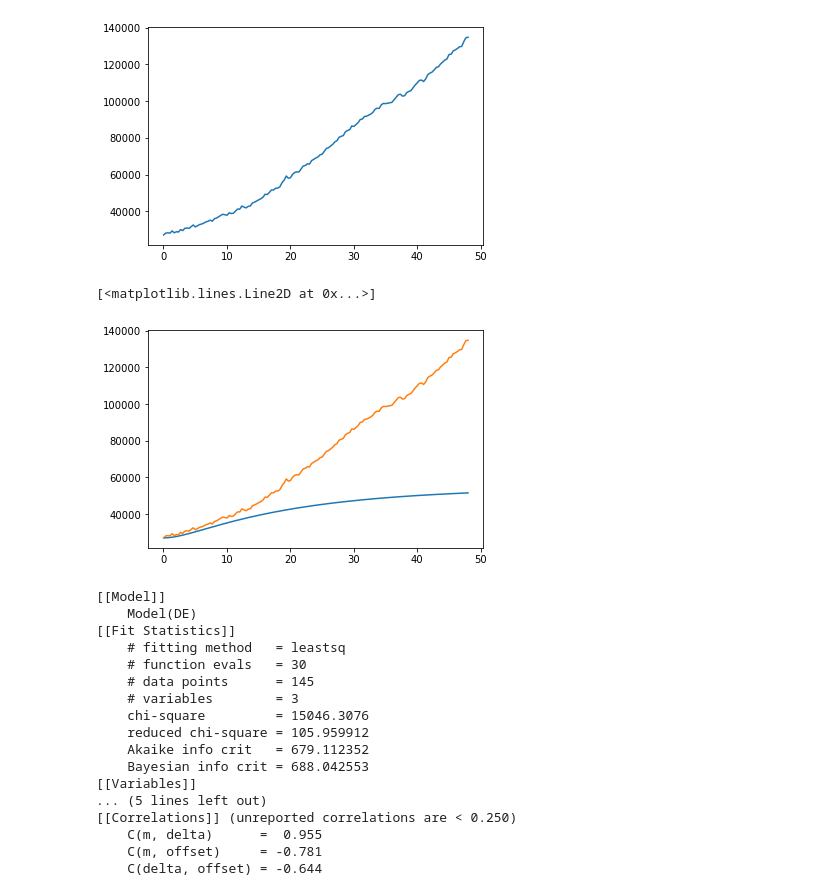
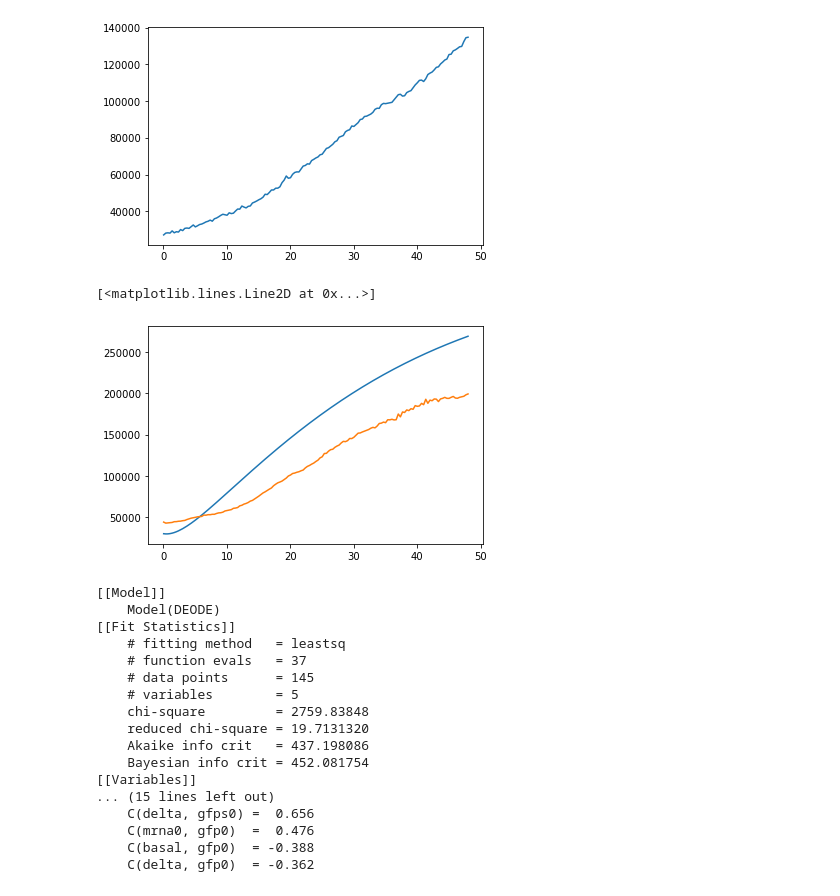
Before and after one commit to hstrey/DEGLITer2_modeling, a Jupyter notebook: blast analysis.ipynb, the cells around one changed output. Drawn from its saved outputs; the diff is of its cells as text; code cells hidden in the pictures.

Commit message:
got fitting to work for continuous and blast illumination

```diff
--- a/blast analysis.ipynb
+++ b/blast analysis.ipynb
@@ -116,48 +117,70 @@ def DE(t, m, k, beta, delta,offset):
     f = (f1 + f2 + f3) * m
 
     return f + offset
+# %%
+# solve the ODE directly
+# here we assume that the amount of mRNA is constant (light is quasi continuous)
+def gfp(y,t,m,k,beta,delta,basal):
+    dydt = [basal-delta*y[0],
+            m*y[0]-(beta+k)*y[1],
+            k*y[1]-beta*y[2]]
+    return dydt
+
+def DEODE(t, m, k, beta, delta, basal,mrna0,gfps0, gfp0):
+    result = odeint(gfp, [mrna0,gfps0,gfp0],t, args=(m,k,beta,delta,basal))
+    return result[:,2] # return gfp
+
+def DEODEall(t, m, k, beta, delta, basal, mrna0,gfps0, gfp0):
+    result = odeint(gfp, [mrna0,gfps0,gfp0], t, args=(m,k,beta,delta,basal))
+    return result # return all species
 # %%
-m_ktl_0 = 1600
+m_ktl_0 = 100
 
-tr_0 = 4.5
 kmr_0 = 0.3
 betr_0 = 0.05
-deltr_0 = 0.0
-offr_0 = 27000
+deltr_0 = 0.05
+mrna_0 = 100
+gfps_0 = 1000.0
+gfp_0 = 30000.0
+basal = 10.0
 
-y1 = DE(time_ill,m_ktl_0,kmr_0,betr_0,deltr_0,offr_0)
+y1 = DEODE(time_ill,m_ktl_0,kmr_0,betr_0,deltr_0,basal,mrna_0,gfps_0,gfp_0)
 plt.plot(time_ill,y1)
 plt.plot(time_ill,datay)
 #print(t,y)
 # %% [output]
 [<matplotlib.lines.Line2D at 0x...>]
-[figure, old version]
+[figure, new version]
 # %%
-DE_model = lm.Model(DE)
+DE_model = lm.Model(DEODE)
+DE_model_full = lm.Model(DEODEall)
 pars = DE_model.make_params()
-pars['m'].set(value=m_ktl_0,vary=True)
+pars['m'].set(value=m_ktl_0,vary=False)
 pars['k'].set(value=kmr_0,vary=False)
 pars['beta'].set(value=betr_0,vary=False)
-pars['delta'].set(value=deltr_0,vary=True)
-pars['offset'].set(value=offr_0,vary=True)
+pars['delta'].set(value=deltr_0,vary=True,min=0)
+pars['basal'].set(value=basal,vary=True)
+pars['mrna0'].set(value=mrna_0,vary=True,min=0)
+pars['gfps0'].set(value=gfps_0,vary=True,min=0)
+pars['gfp0'].set(value=gfp_0,vary=True)
 
 out = DE_model.fit(datay, pars, t=time_ill, weights=1/noise)
 print(out.fit_report(min_correl=0.25))
 # %% [output]
 [[Model]]
-    Model(DE)
+    Model(DEODE)
 [[Fit Statistics]]
     # fitting method   = leastsq
-    # function evals   = 30
+    # function evals   = 37
     # data points      = 145
-    # variables        = 3
-    chi-square         = 15046.3076
-    reduced chi-square = 105.959912
-    Akaike info crit   = 679.112352
-    Bayesian info crit = 688.042553
+    # variables        = 5
+    chi-square         = 2759.83848
+    reduced chi-square = 19.7131320
+    Akaike info crit   = 437.198086
+    Bayesian info crit = 452.081754
 [[Variables]]
-... (5 lines left out)
-[[Correlations]] (unreported correlations are < 0.250)
-    C(m, delta)      =  0.955
-    C(m, offset)     = -0.781
-    C(delta, offset) = -0.644
+... (15 lines left out)
+    C(delta, gfps0) =  0.656
+    C(mrna0, gfp0)  =  0.476
+    C(basal, gfp0)  = -0.388
+    C(delta, gfp0)  = -0.362
```
Also changed, not shown: parts of 3 cells of this notebook, 2 other files.
